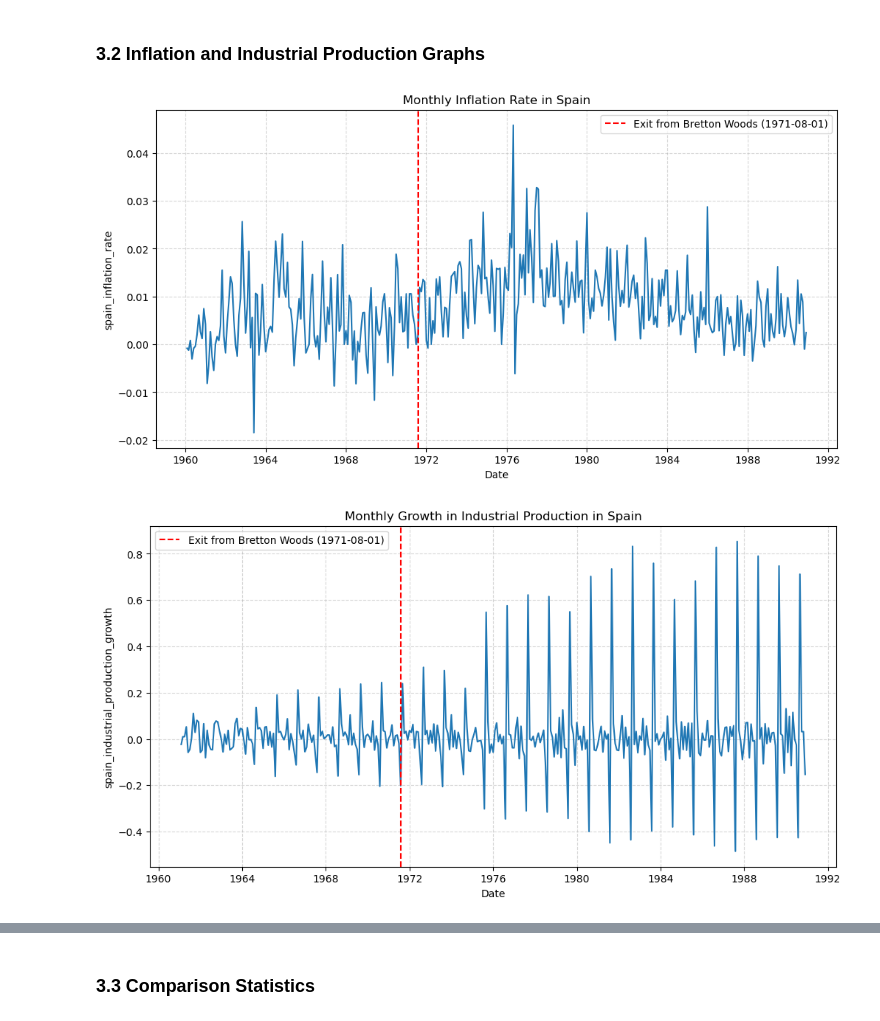
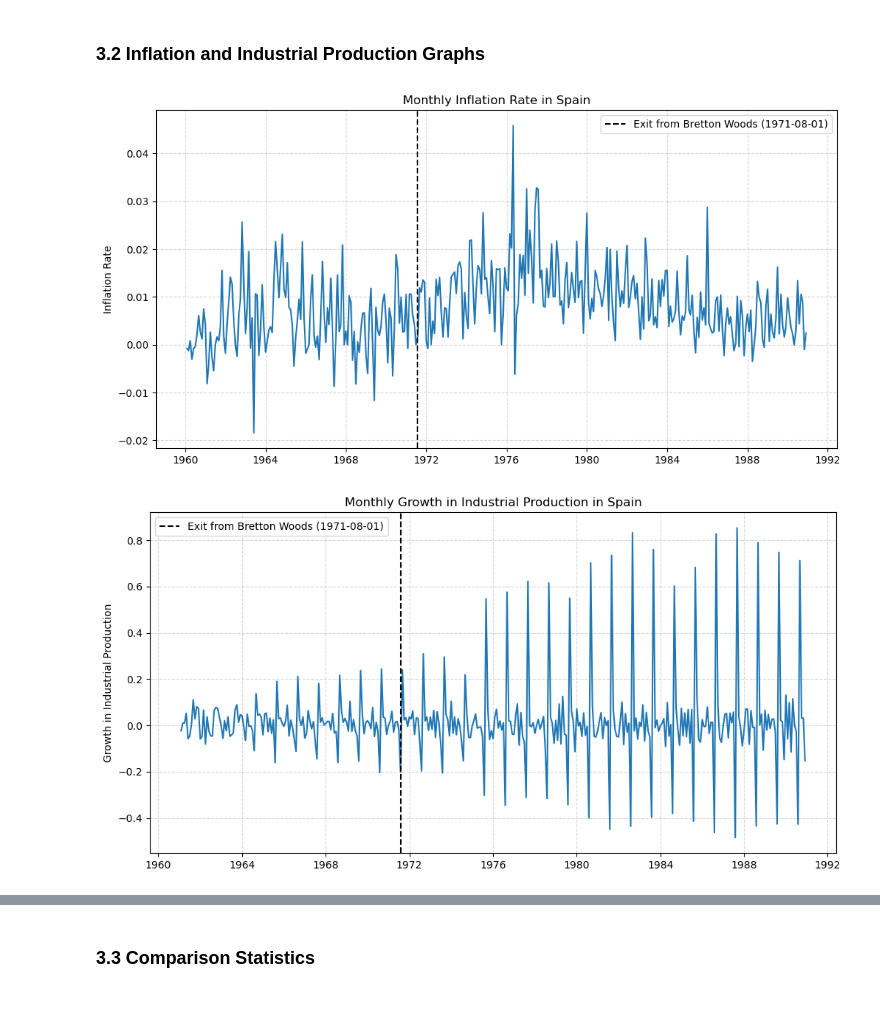
Before and after one commit to yuyaobai/ec1b1-coursework-group15, a Jupyter notebook: EC1B1_Code_Group15.ipynb, the cells around one changed output, grey strips where cells are left out. Cells and saved outputs as stored; diff of their text form; code cells hidden in the pictures.

```diff
--- a/EC1B1_Code_Group15.ipynb
+++ b/EC1B1_Code_Group15.ipynb
@@ -43,5 +44,5 @@ We have employed 3 methods to determine if there are any outliers in our dataset
 # %%
-columns = ['spain_industrial_production', 'spain_exchange_rates_per_USD', 'spain_international_reserves_liquidity', 'spain_consumer_prices', 'us_international_reserves_liquidity', 'us_consumer_prices']
+columns = ['spain_industrial_production', 'spain_exchange_rates_per_USD', 'spain_international_reserves_liquidity_in_millions', 'spain_consumer_prices', 'us_international_reserves_liquidity_in_millions', 'us_consumer_prices']
 
 outliers_dict = {}
 
@@ -74,7 +75,7 @@ Outliers for column "us_consumer_prices": []
 - For each dataset with potential identified outliers, we plot a boxplot for visualisation
 # %%
 # create a box plot for each column
-bp_columns = ['spain_exchange_rates_per_USD', 'spain_international_reserves_liquidity', 'us_international_reserves_liquidity']
+bp_columns = ['spain_exchange_rates_per_USD', 'spain_international_reserves_liquidity_in_millions', 'us_international_reserves_liquidity_in_millions']
 for col in bp_columns:
     plt.figure(figsize=(8,4))
     plt.title(f'Box plot of {col}')
@@ -157,7 +157,7 @@ merged_df['spain_industrial_production_growth'] = merged_df['spain_industrial_pr
 merged_df['spain_industrial_production_growth_vs_12_months_ago'] = merged_df['spain_industrial_production'].pct_change(12)
 
 # construct a new column for an index of the value of international reserves, base month January 1960 (value of reserves at January 1960 = 100)
-merged_df['spain_international_reserves_liquidity_index'] = (merged_df['spain_international_reserves_liquidity'] / merged_df['spain_international_reserves_liquidity'].iloc[0]) * 100
+merged_df['spain_international_reserves_liquidity_index'] = (merged_df['spain_international_reserves_liquidity_in_millions'] / merged_df['spain_international_reserves_liquidity_in_millions'].iloc[0]) * 100
 # %% [markdown]
 ### 2.3.2 Construct new variables for the US
 # %%
@@ -165,7 +165,7 @@ merged_df['spain_international_reserves_liquidity_index'] = (merged_df['spain_in
 merged_df['us_inflation_rate'] = merged_df['us_consumer_prices'].pct_change()
 
 # construct a new column for an index of the value of international reserves, base month January 1960 (value of reserves at January 1960 = 100)
-merged_df['us_international_reserves_liquidity_index'] = (merged_df['us_international_reserves_liquidity'] / merged_df['us_international_reserves_liquidity'].iloc[0]) * 100
+merged_df['us_international_reserves_liquidity_index'] = (merged_df['us_international_reserves_liquidity_in_millions'] / merged_df['us_international_reserves_liquidity_in_millions'].iloc[0]) * 100
 # %% [markdown]
 ### 2.4 Save merged_df as a CSV file
 # %%
@@ -319,27 +319,28 @@ plt.show()
 # %%
 inflation_industrial_production_columns = ['spain_inflation_rate', 'spain_industrial_production_growth', 'spain_industrial_production_growth_vs_12_months_ago']
 
 for col in inflation_industrial_production_columns:
     plt.figure(figsize=(12, 6))
     plt.plot(merged_df['date'], merged_df[col])
-    plt.axvline(pd.to_datetime('1971-08-01'), color='red', linestyle='--', label='Exit from Bretton Woods (1971-08-01)')
+    plt.axvline(pd.to_datetime('1971-08-01'), color='black', linestyle='--', label='Exit from Bretton Woods (1971-08-01)')
 
-    # specify the title of each graph
+    # specify both the title and y-axis label of each graph
     if col == 'spain_inflation_rate':
         plt.title('Monthly Inflation Rate in Spain')
+        plt.ylabel('Inflation Rate')
     elif col == 'spain_industrial_production_growth':
         plt.title('Monthly Growth in Industrial Production in Spain')
+        plt.ylabel('Growth in Industrial Production')
     else:
         plt.title('Growth in Industrial Production in Spain vs 12 Months Ago')
+        plt.ylabel('Growth in Industrial Production vs 12 Months Ago')
 
-    plt.xlabel('Date')
-    plt.ylabel(col)
     plt.legend()
     plt.grid(True, linestyle='--', alpha=0.5)
 
     plt.savefig(f'plots/{col}.png', dpi=300)
 
     plt.show()
 # %% [output]
-[figure, old version]
+[figure, new version]
-[figure, old version]
+[figure, new version]
```
Also changed, not shown: parts of 21 cells of this notebook, 11 other files.
